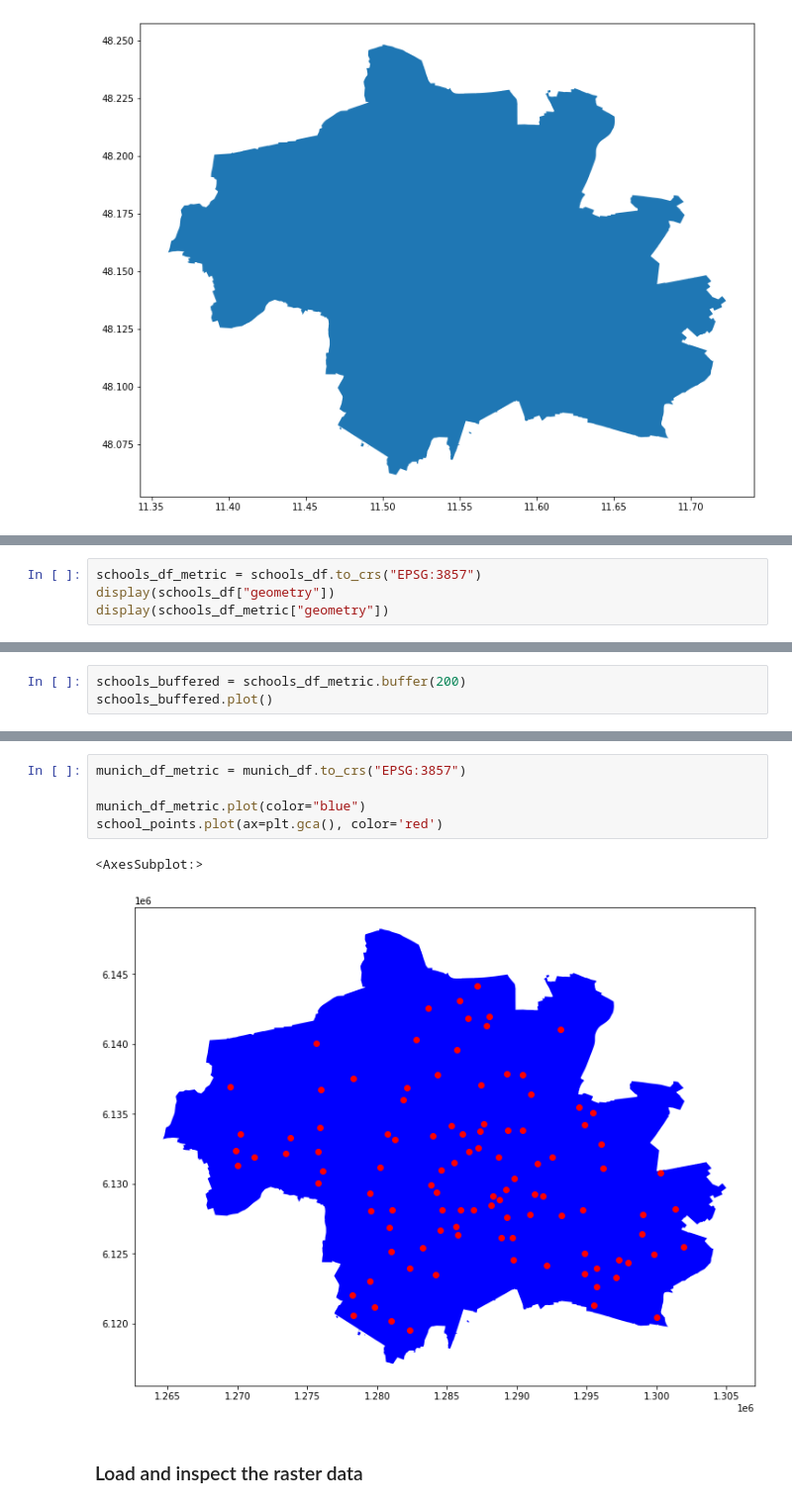
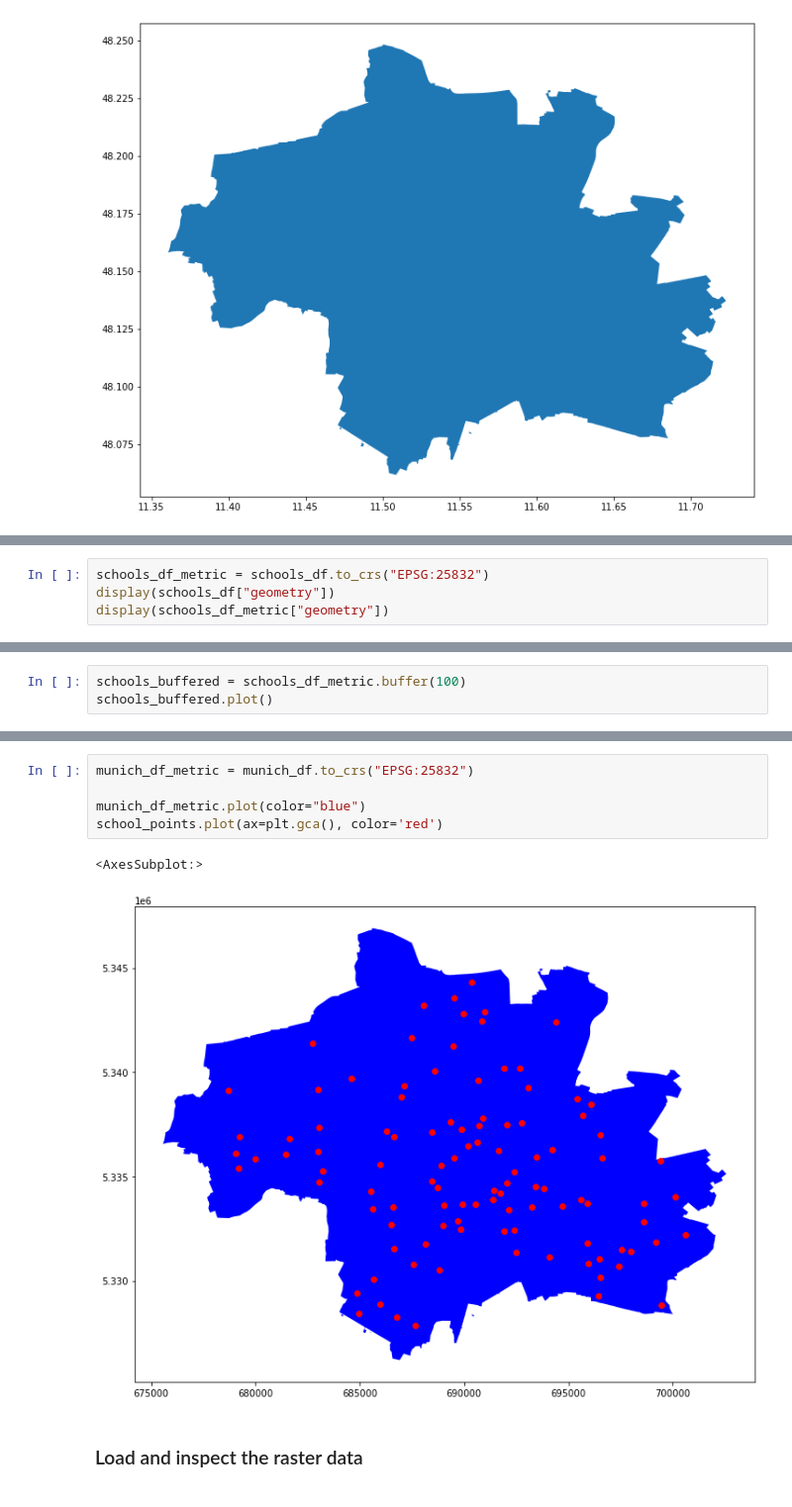
Before and after one commit to ehansis/geodemo2021, a Jupyter notebook: pre_recorded_demo.ipynb, the cells around one changed output, grey strips where cells are left out. Shown at 99% size. Drawn from its saved outputs; the diff is of its cells as text.

```diff
--- a/pre_recorded_demo.ipynb
+++ b/pre_recorded_demo.ipynb
@@ -102,7 +102,7 @@ We want to have exactly one point per school. Strategy:
 * Compute union of all shapes, this gives us a multipolygon
 * Explode that into the distinct polygons
 # %%
-schools_df_metric = schools_df.to_crs("EPSG:3857")
+schools_df_metric = schools_df.to_crs("EPSG:25832")
 display(schools_df["geometry"])
 display(schools_df_metric["geometry"])
 # %% [output]
@@ -137,5 +141,5 @@ CRS reference: [https://epsg.io/3857](https://epsg.io/3857)
 # %%
-schools_buffered = schools_df_metric.buffer(200)
+schools_buffered = schools_df_metric.buffer(100)
 schools_buffered.plot()
 # %% [output]
 <AxesSubplot:>
@@ -184,11 +188,11 @@ display(school_points)
 # %%
-munich_df_metric = munich_df.to_crs("EPSG:3857")
+munich_df_metric = munich_df.to_crs("EPSG:25832")
 
 munich_df_metric.plot(color="blue")
 school_points.plot(ax=plt.gca(), color='red')
 # %% [output]
 <AxesSubplot:>
-[figure, old version]
+[figure, new version]
 # %% [markdown]
 ### Load and inspect the raster data
 # %%
```
Also changed, not shown: parts of 13 cells of this notebook, 1 other file.
